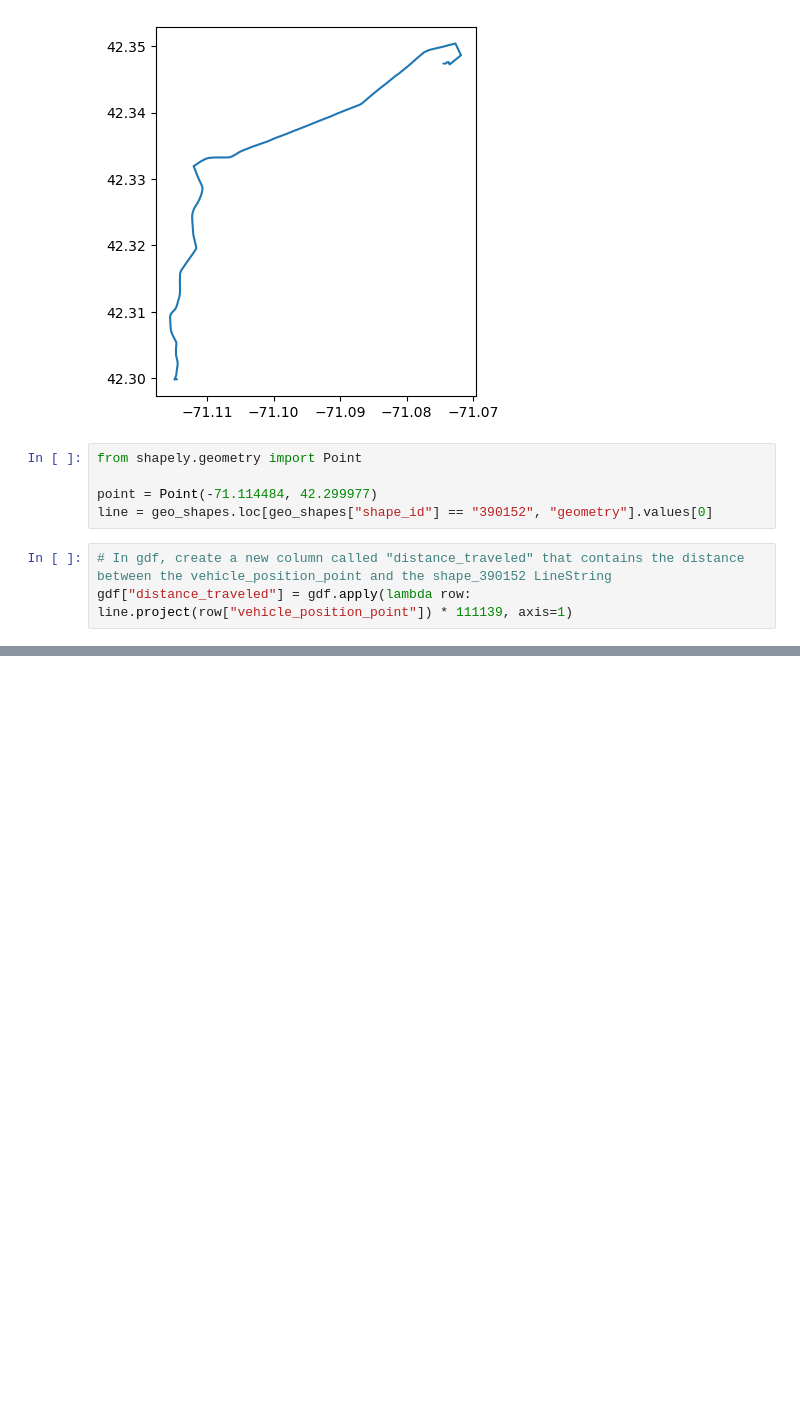
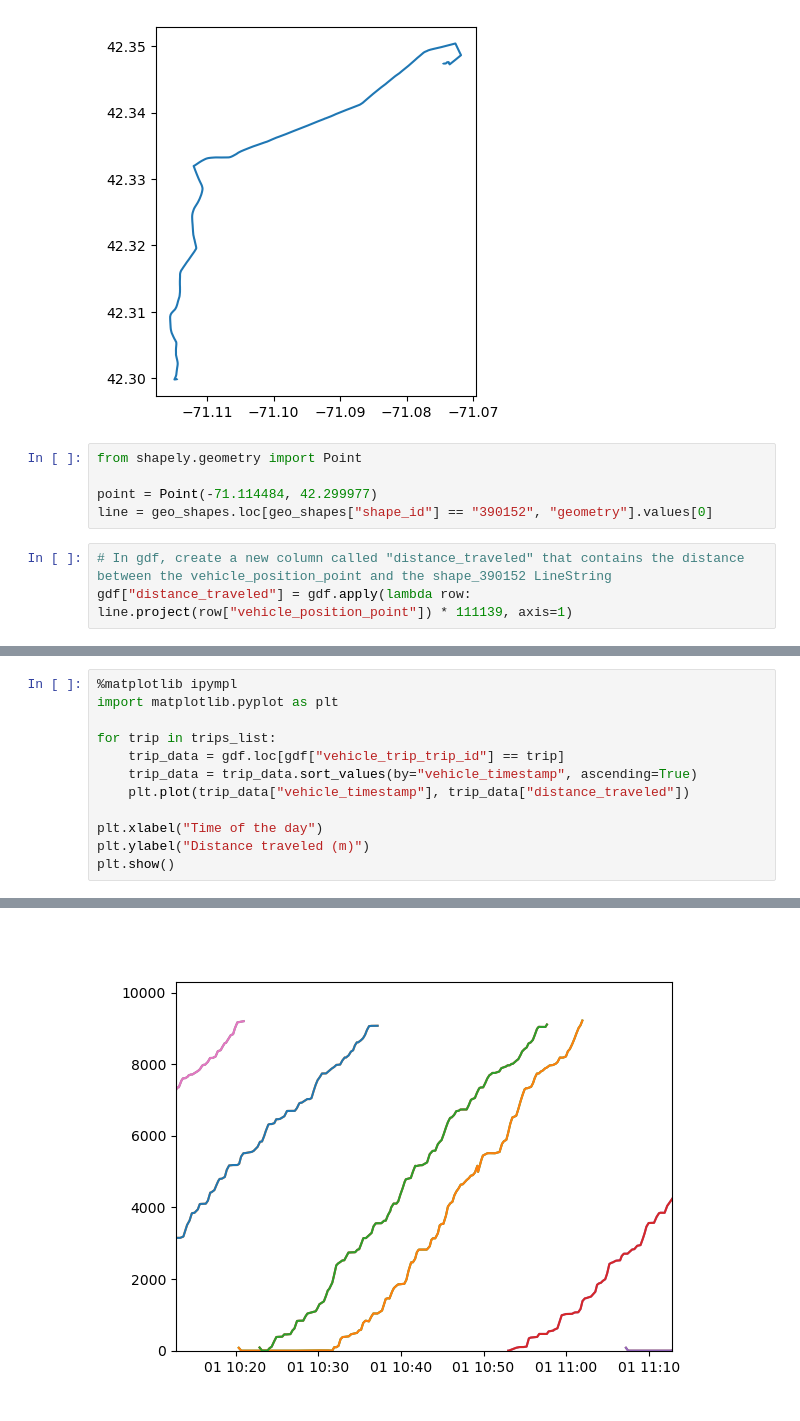
Before and after one commit to fabianabarca/eda, a Jupyter notebook: eda.ipynb, the cells around one changed output, grey strips where cells are left out. Cells and saved outputs as stored; diff of their text form; blank space fills up the shorter version.

```diff
--- a/eda.ipynb
+++ b/eda.ipynb
@@ -155,0 +145,13 @@ plt.show()
+# %%
+%matplotlib ipympl
+import matplotlib.pyplot as plt
+
+for trip in trips_list:
+    trip_data = gdf.loc[gdf["vehicle_trip_trip_id"] == trip]
+    trip_data = trip_data.sort_values(by="vehicle_timestamp", ascending=True)
+    plt.plot(trip_data["vehicle_timestamp"], trip_data["distance_traveled"])
+
+plt.xlabel("Time of the day")
+plt.ylabel("Distance traveled (m)")
+plt.show()
+# %% [output]
@@ -155,0 +159 @@ plt.show()
+[figure, added]
```
Also changed, not shown: parts of 6 cells of this notebook, 1 other file.
